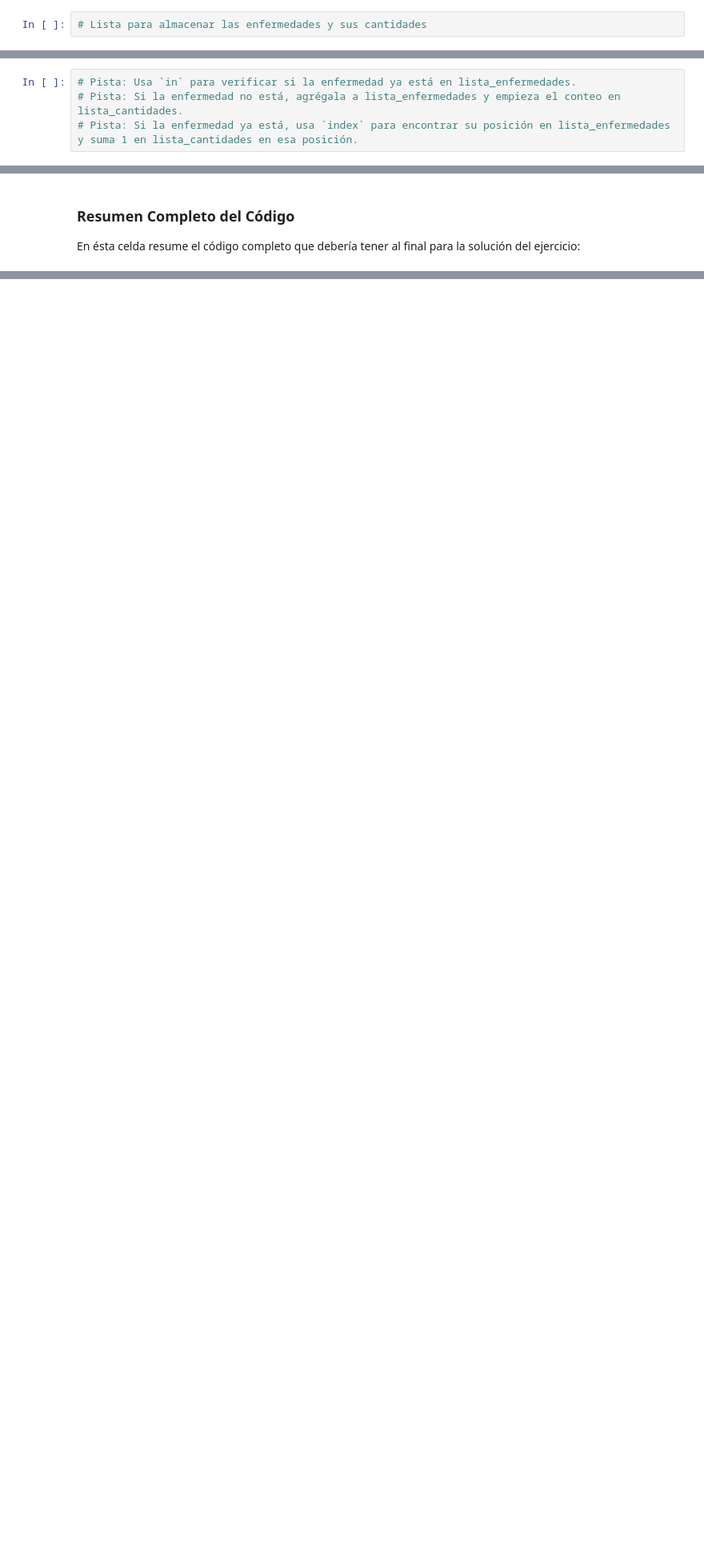
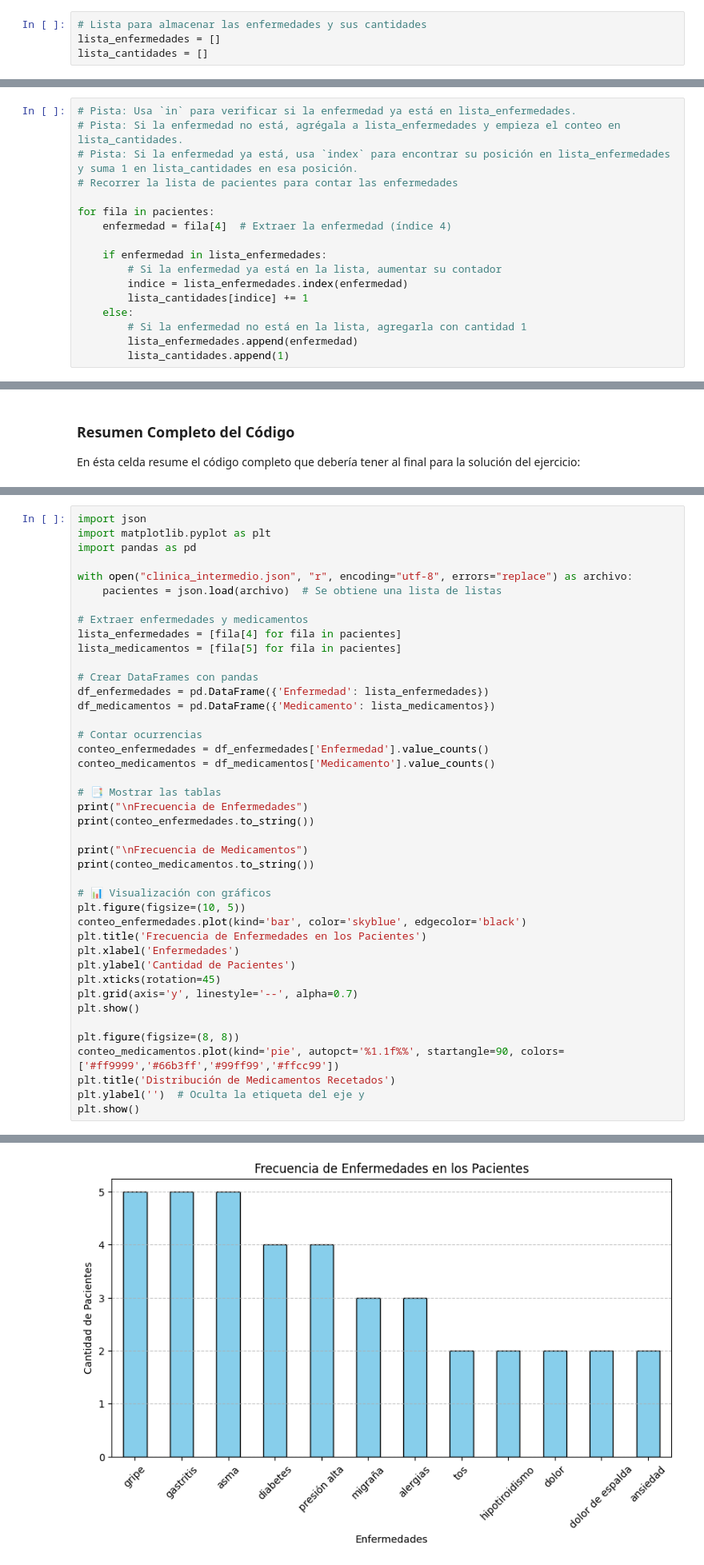
Before and after one commit to ksalazar0570/Programacion-Python-Basico-GRUPO-1---6181133432, a Jupyter notebook: Estudiantes/Karla Salazar/Proyecto Corto/Proyecto Corto - Reto STEAM Explorando Datos de Pacientes en una Clínica.ipynb, the cells around one changed output, grey strips where cells are left out. Shown at 80% size. Saved outputs shown, nothing was run; the diff lists cells and outputs as text; blank space fills up the shorter version.

```diff
--- a/Estudiantes/Karla Salazar/Proyecto Corto/Proyecto Corto - Reto STEAM Explorando Datos de Pacientes en una Clínica.ipynb
+++ b/Estudiantes/Karla Salazar/Proyecto Corto/Proyecto Corto - Reto STEAM Explorando Datos de Pacientes en una Clínica.ipynb
@@ -60,3 +74,5 @@ Tu primer reto es analizar los datos de los pacientes para generar un reporte de
     - Crea otra lista vacía llamada `lista_cantidades`.
 # %%
 # Lista para almacenar las enfermedades y sus cantidades
+lista_enfermedades = []
+lista_cantidades = []
@@ -88,6 +133,19 @@ Tu primer reto es analizar los datos de los pacientes para generar un reporte de
 # Pista: Usa `in` para verificar si la enfermedad ya está en lista_enfermedades.
 # Pista: Si la enfermedad no está, agrégala a lista_enfermedades y empieza el conteo en lista_cantidades.
 # Pista: Si la enfermedad ya está, usa `index` para encontrar su posición en lista_enfermedades y suma 1 en lista_cantidades en esa posición.
+# Recorrer la lista de pacientes para contar las enfermedades
+
+for fila in pacientes:
+    enfermedad = fila[4]  # Extraer la enfermedad (índice 4)
+
+    if enfermedad in lista_enfermedades:
+        # Si la enfermedad ya está en la lista, aumentar su contador
+        indice = lista_enfermedades.index(enfermedad)
+        lista_cantidades[indice] += 1
+    else:
+        # Si la enfermedad no está en la lista, agregarla con cantidad 1
+        lista_enfermedades.append(enfermedad)
+        lista_cantidades.append(1)
 # %% [markdown]
 #### **Paso 4: Imprimir el Reporte Final**
 
@@ -180,3 +369,46 @@ Has llegado al último desafío, ¡felicidades! Ahora es momento de presentar tu
 
 - ¿Qué patrones encontraste en los datos?
 - ¿Cómo podrías usar estos análisis para mejorar la atención de los pacientes?
+# %%
+import json
+import matplotlib.pyplot as plt
+import pandas as pd
+
+with open("clinica_intermedio.json", "r", encoding="utf-8", errors="replace") as archivo:
+    pacientes = json.load(archivo)  # Se obtiene una lista de listas
+
+# Extraer enfermedades y medicamentos
+lista_enfermedades = [fila[4] for fila in pacientes]
+lista_medicamentos = [fila[5] for fila in pacientes]
+
+# Crear DataFrames con pandas
+df_enfermedades = pd.DataFrame({'Enfermedad': lista_enfermedades})
+df_medicamentos = pd.DataFrame({'Medicamento': lista_medicamentos})
+
+# Contar ocurrencias
+conteo_enfermedades = df_enfermedades['Enfermedad'].value_counts()
+conteo_medicamentos = df_medicamentos['Medicamento'].value_counts()
+
+# 📑 Mostrar las tablas
+print("\nFrecuencia de Enfermedades")
+print(conteo_enfermedades.to_string())
+
+print("\nFrecuencia de Medicamentos")
+print(conteo_medicamentos.to_string())
+
+# 📊 Visualización con gráficos
+plt.figure(figsize=(10, 5))
+conteo_enfermedades.plot(kind='bar', color='skyblue', edgecolor='black')
+plt.title('Frecuencia de Enfermedades en los Pacientes')
+plt.xlabel('Enfermedades')
+plt.ylabel('Cantidad de Pacientes')
+plt.xticks(rotation=45)
+plt.grid(axis='y', linestyle='--', alpha=0.7)
+plt.show()
+
+plt.figure(figsize=(8, 8))
+conteo_medicamentos.plot(kind='pie', autopct='%1.1f%%', startangle=90, colors=['#ff9999','#66b3ff','#99ff99','#ffcc99'])
+plt.title('Distribución de Medicamentos Recetados')
+plt.ylabel('')  # Oculta la etiqueta del eje y
+plt.show()
+# %% [output]
@@ -182,0 +432 @@ Has llegado al último desafío, ¡felicidades! Ahora es momento de presentar tu
+[figure, added]
```
Also changed, not shown: parts of 13 cells of this notebook, 1 other file.
